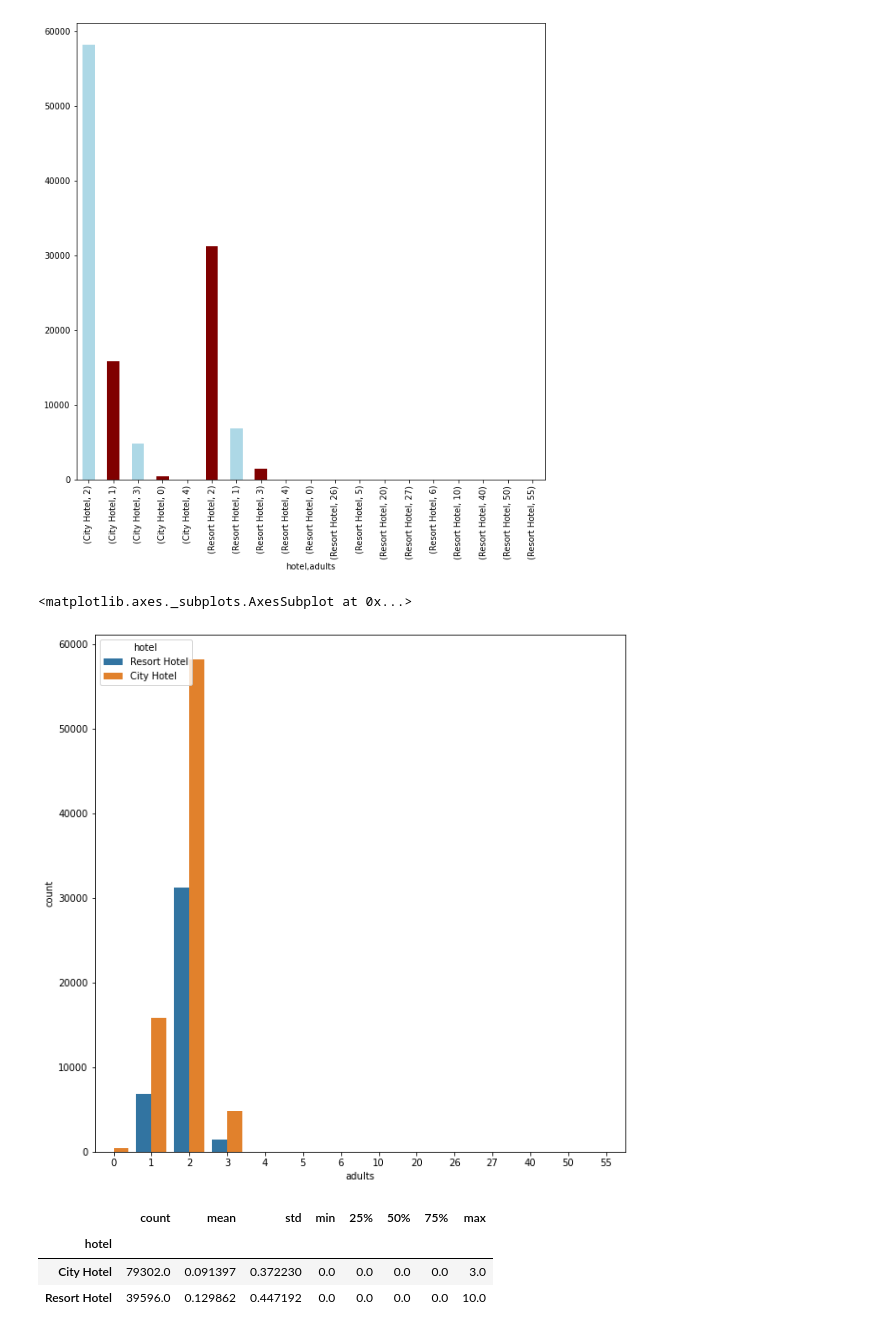
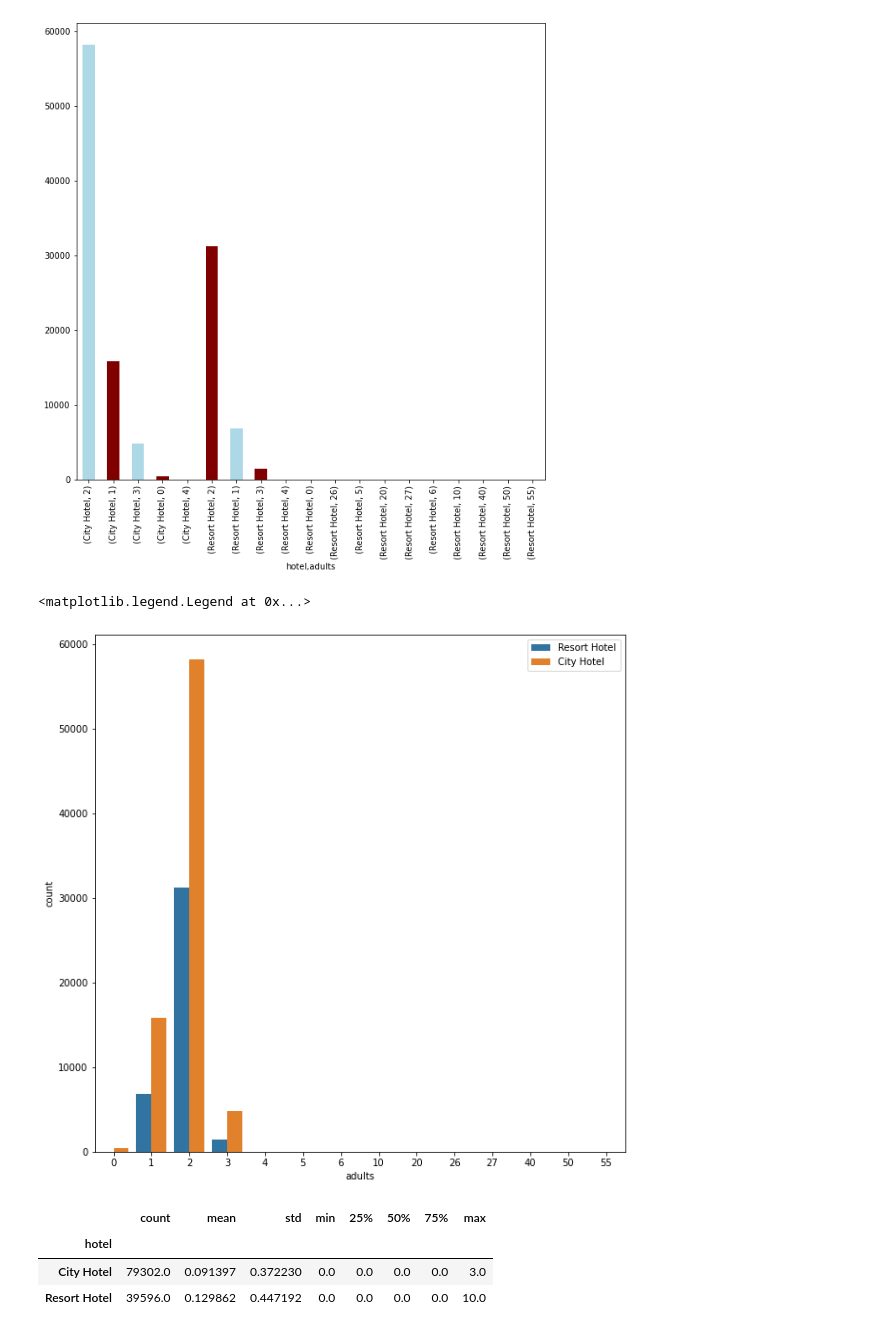
Before and after one commit to V-dit/EDA-hotel-booking-analysis, a Jupyter notebook: Hotel_Booking_Analysis_Capstone_Project.ipynb, the cells around one changed output. Drawn from its saved outputs; the diff is of its cells as text; code cells hidden in the pictures.

```diff
--- a/Hotel_Booking_Analysis_Capstone_Project.ipynb
+++ b/Hotel_Booking_Analysis_Capstone_Project.ipynb
@@ -313,12 +313,13 @@ hotel_adults.value_counts().plot(kind = 'bar', color = ['lightblue', 'maroon'])
 # %%
 # This appears to be a better approach than the previous plot.
 # The constraint of Series groupby gets eliminated here.
-list1 = ['hotel','adults']
-a = df_nonull[list1]
-sns.countplot(data = a, x = 'adults', hue = 'hotel')
+list_hotel_adults = ['hotel','adults']
+adults_df_list = df_nonull[list_hotel_adults]
+sns.countplot(data = adults_df_list, x = 'adults', hue = 'hotel')
+plt.legend(loc='upper right')
 # %% [output]
-<matplotlib.axes._subplots.AxesSubplot at 0x...>
+<matplotlib.legend.Legend at 0x...>
-[figure, old version]
+[figure, new version]
 # %%
 hotel_children = df_nonull.groupby(['hotel'])['children']
 hotel_children.describe()
```
Also changed, not shown: parts of 2 cells of this notebook.
